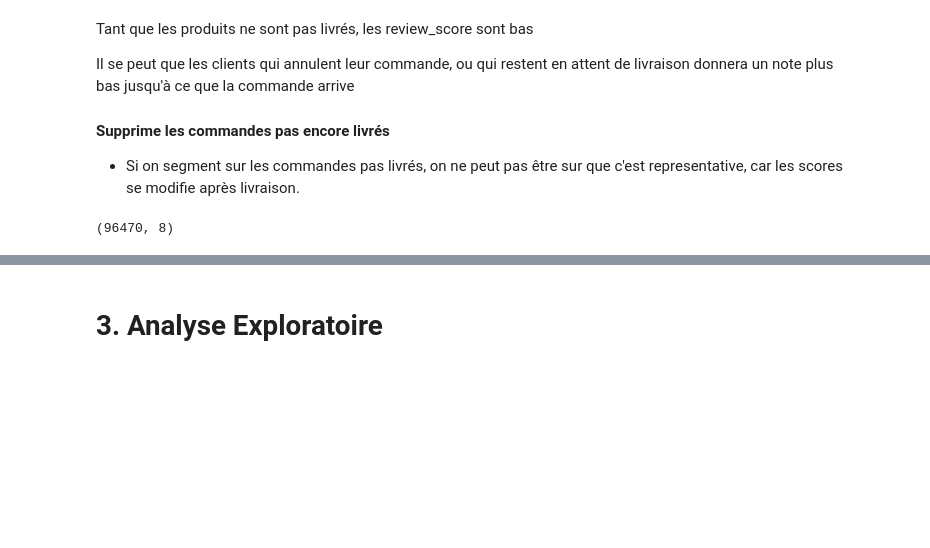
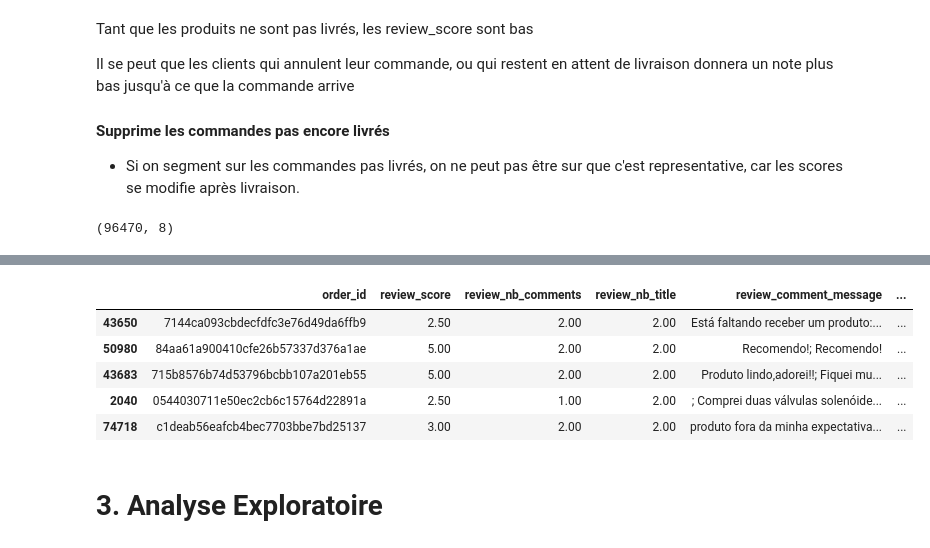
Before and after one commit to mrcreasey/oc-ds-p5-unsupervised-clustering, a Jupyter notebook: P5_01_analyse.ipynb, the cells around one changed output, grey strips where cells are left out. Drawn from its saved outputs; the diff is of its cells as text; code cells hidden in the pictures; blank space fills up the shorter version.

Commit message:
aggregate order_review by order_id

```diff
--- a/P5_01_analyse.ipynb
+++ b/P5_01_analyse.ipynb
@@ -955,3 +966,32 @@ print(orders_delivered.shape)
+# %%
+for col in ['review_comment_message', 'review_comment_title']:
+    order_reviews[col] = order_reviews[col].fillna('')
+
+order_reviews['review_nb_comments'] = (
+    order_reviews['review_comment_message'] != '').astype(float)
+order_reviews['review_nb_title'] = (
+    order_reviews['review_comment_title'] != '').astype(float)
+
+
+def agg_join(x): return '; '.join(x)
+
+
+order_reviews_agg = order_reviews.groupby('order_id').agg({
+    'review_score': 'mean',
+    'review_nb_comments': 'sum',
+    'review_nb_title': 'sum',
+    'review_comment_message': agg_join,
+    'review_comment_title': agg_join,
+}).reset_index()
+
+order_reviews_agg.sort_values(by='review_nb_title', ascending=False).head()
+# %% [output]
+|  | order_id | review_score | review_nb_comments | review_nb_title | review_comment_message | ... |
+| 43650 | 7144ca093cbdecfdfc3e76d49da6ffb9 | 2.50 | 2.00 | 2.00 | Está faltando receber um produto:... | ... |
+| 50980 | 84aa61a900410cfe26b57337d376a1ae | 5.00 | 2.00 | 2.00 | Recomendo!; Recomendo! | ... |
+| 43683 | 715b8576b74d53796bcbb107a201eb55 | 5.00 | 2.00 | 2.00 | Produto lindo,adorei!!; Fiquei mu... | ... |
+| 2040 | 0544030711e50ec2cb6c15764d22891a | 2.50 | 1.00 | 2.00 | ; Comprei duas válvulas solenóide... | ... |
+| 74718 | c1deab56eafcb4bec7703bbe7bd25137 | 3.00 | 2.00 | 2.00 | produto fora da minha expectativa... | ... |
 # %% [markdown]
 # 3. Analyse Exploratoire
 # %% [markdown]
```
Also changed, not shown: parts of 1 cell of this notebook.
